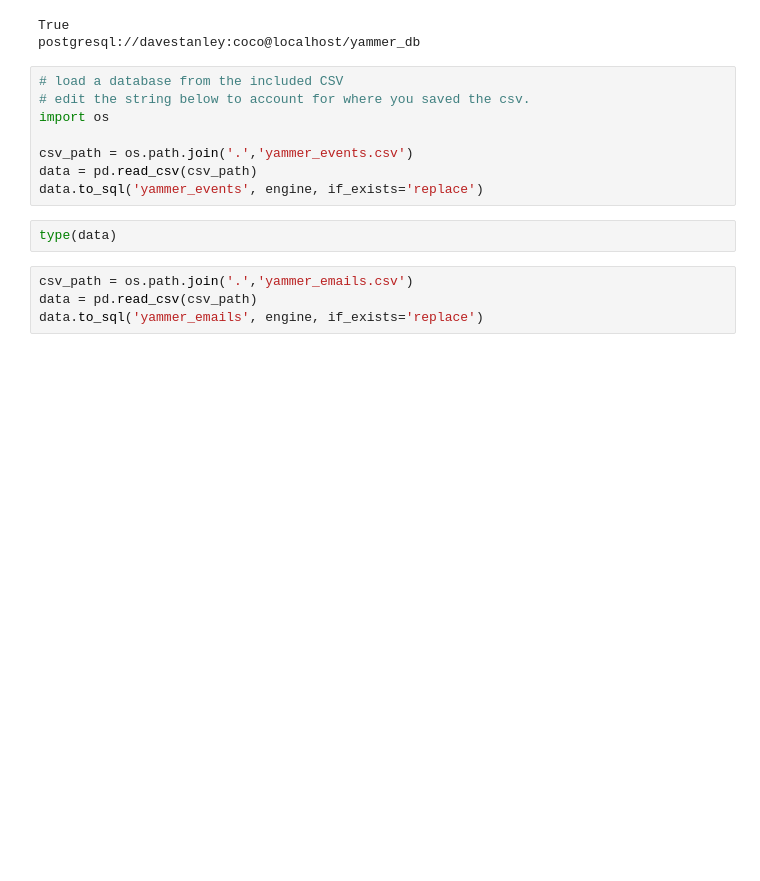
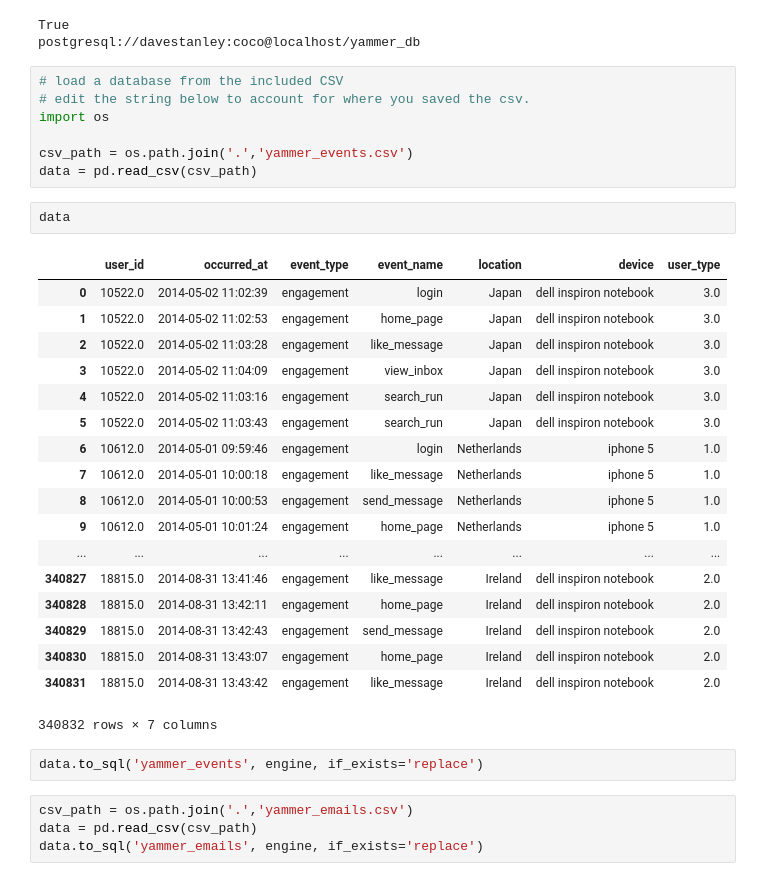
Before and after one commit to davestanley-cogrhythms/insight-datachallenge2, a Jupyter notebook: David_Stanley_Data_Challenge_2.ipynb, the cells around one changed output. Drawn from its saved outputs; the diff is of its cells as text; blank space fills up the shorter version.

```diff
--- a/David_Stanley_Data_Challenge_2.ipynb
+++ b/David_Stanley_Data_Challenge_2.ipynb
@@ -38,9 +38,29 @@ import os
 
 csv_path = os.path.join('.','yammer_events.csv')
 data = pd.read_csv(csv_path)
-data.to_sql('yammer_events', engine, if_exists='replace')
-# %%
-type(data)
+# %%
+data
+# %% [output]
+|  | user_id | occurred_at | event_type | event_name | location | device | user_type |
+| 0 | 10522.0 | 2014-05-02 11:02:39 | engagement | login | Japan | dell inspiron notebook | 3.0 |
+| 1 | 10522.0 | 2014-05-02 11:02:53 | engagement | home_page | Japan | dell inspiron notebook | 3.0 |
+| 2 | 10522.0 | 2014-05-02 11:03:28 | engagement | like_message | Japan | dell inspiron notebook | 3.0 |
+| 3 | 10522.0 | 2014-05-02 11:04:09 | engagement | view_inbox | Japan | dell inspiron notebook | 3.0 |
+| 4 | 10522.0 | 2014-05-02 11:03:16 | engagement | search_run | Japan | dell inspiron notebook | 3.0 |
+| 5 | 10522.0 | 2014-05-02 11:03:43 | engagement | search_run | Japan | dell inspiron notebook | 3.0 |
+| 6 | 10612.0 | 2014-05-01 09:59:46 | engagement | login | Netherlands | iphone 5 | 1.0 |
+| 7 | 10612.0 | 2014-05-01 10:00:18 | engagement | like_message | Netherlands | iphone 5 | 1.0 |
+| 8 | 10612.0 | 2014-05-01 10:00:53 | engagement | send_message | Netherlands | iphone 5 | 1.0 |
+| 9 | 10612.0 | 2014-05-01 10:01:24 | engagement | home_page | Netherlands | iphone 5 | 1.0 |
+| ... | ... | ... | ... | ... | ... | ... | ... |
+| 340827 | 18815.0 | 2014-08-31 13:41:46 | engagement | like_message | Ireland | dell inspiron notebook | 2.0 |
+| 340828 | 18815.0 | 2014-08-31 13:42:11 | engagement | home_page | Ireland | dell inspiron notebook | 2.0 |
+| 340829 | 18815.0 | 2014-08-31 13:42:43 | engagement | send_message | Ireland | dell inspiron notebook | 2.0 |
+| 340830 | 18815.0 | 2014-08-31 13:43:07 | engagement | home_page | Ireland | dell inspiron notebook | 2.0 |
+| 340831 | 18815.0 | 2014-08-31 13:43:42 | engagement | like_message | Ireland | dell inspiron notebook | 2.0 |
+340832 rows × 7 columns
+# %%
+data.to_sql('yammer_events', engine, if_exists='replace')
 # %%
 csv_path = os.path.join('.','yammer_emails.csv')
 data = pd.read_csv(csv_path)
```
Also changed, not shown: parts of 2 cells of this notebook, 2 other files.
